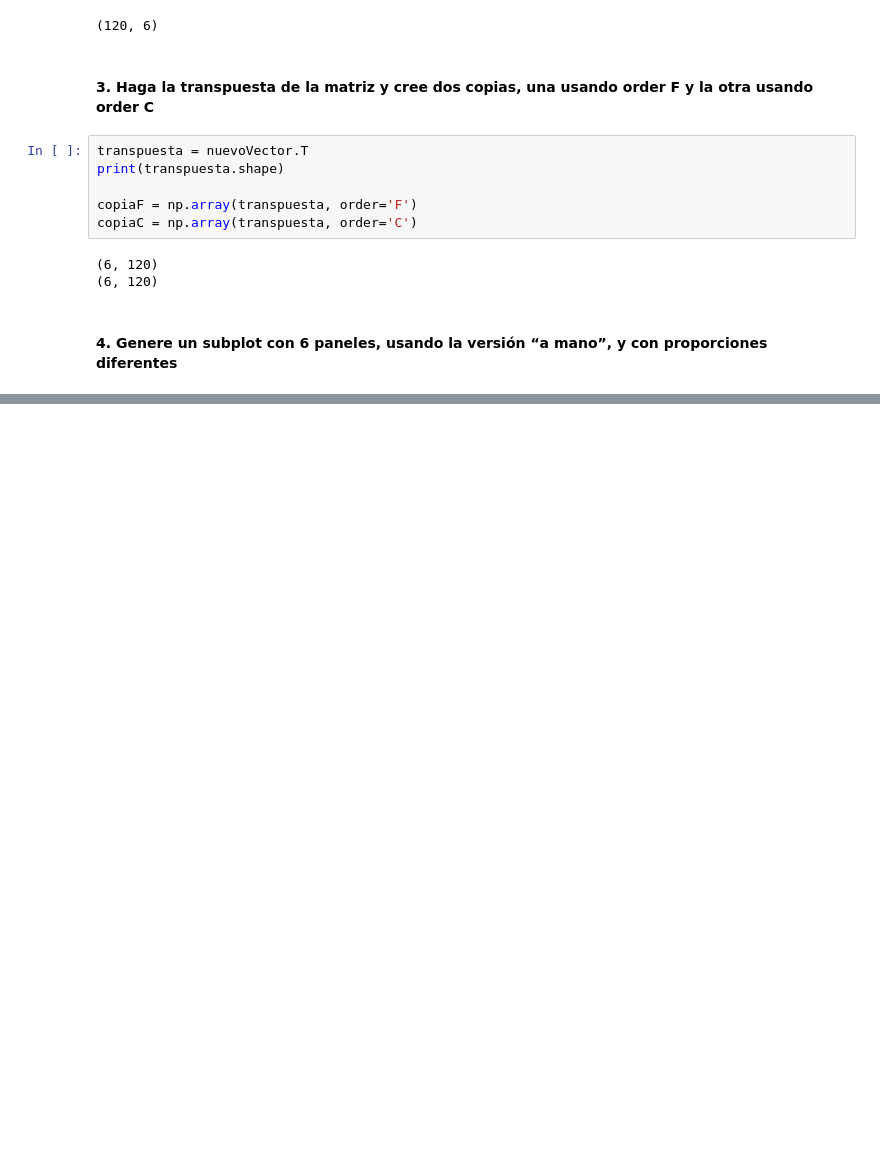
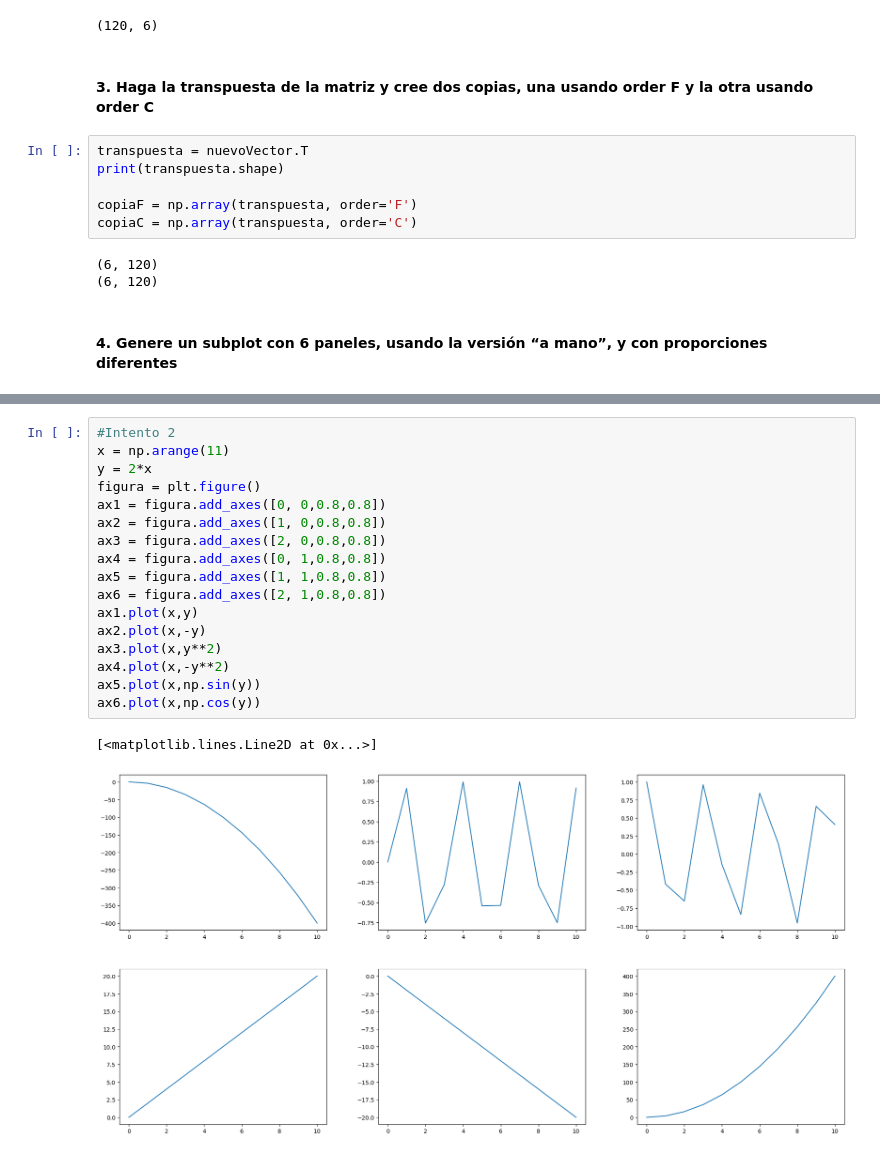
Before and after one commit to CarmenSRU/TareasParcial2Repaso, a Jupyter notebook: Matplot.ipynb, the cells around one changed output, grey strips where cells are left out. Drawn from its saved outputs; the diff is of its cells as text; blank space fills up the shorter version.

```diff
--- a/Matplot.ipynb
+++ b/Matplot.ipynb
@@ -114,2 +111,22 @@ plt.subplots_adjust(hspace=0.4, wspace=0.4)
 # %% [output]
 [figure]
+# %%
+#Intento 2
+x = np.arange(11)
+y = 2*x
+figura = plt.figure()
+ax1 = figura.add_axes([0, 0,0.8,0.8])
+ax2 = figura.add_axes([1, 0,0.8,0.8])
+ax3 = figura.add_axes([2, 0,0.8,0.8])
+ax4 = figura.add_axes([0, 1,0.8,0.8])
+ax5 = figura.add_axes([1, 1,0.8,0.8])
+ax6 = figura.add_axes([2, 1,0.8,0.8])
+ax1.plot(x,y)
+ax2.plot(x,-y)
+ax3.plot(x,y**2)
+ax4.plot(x,-y**2)
+ax5.plot(x,np.sin(y))
+ax6.plot(x,np.cos(y))
+# %% [output]
+[<matplotlib.lines.Line2D at 0x...>]
+[figure, added]
```
Also changed, not shown: parts of 2 cells of this notebook.
